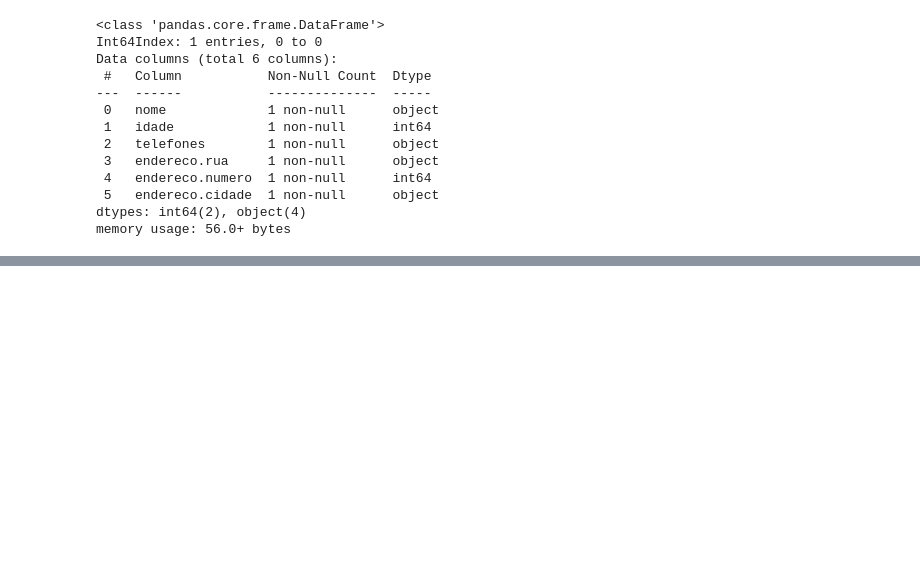
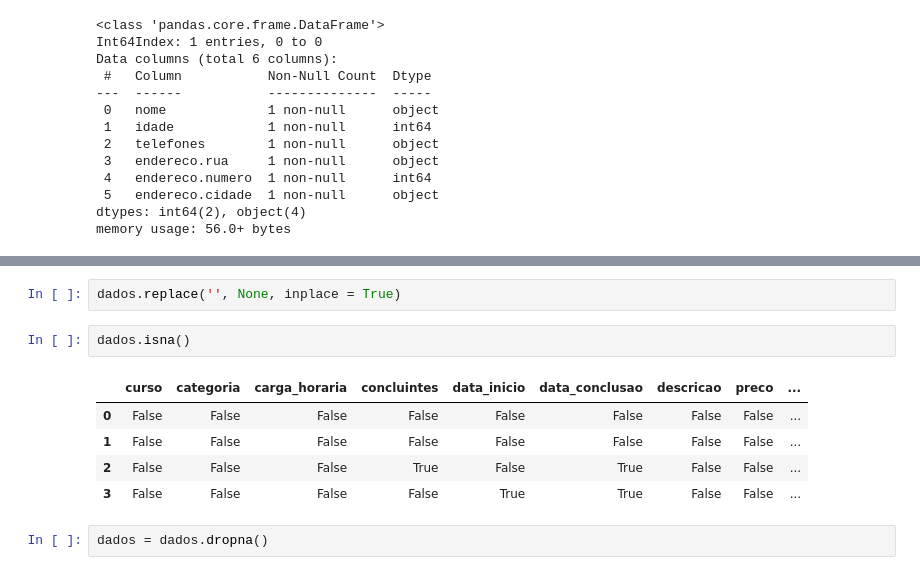
Before and after one commit to strawndri/python-ds-pandas-limpeza-tratamento-dados, a Jupyter notebook: Desafios.ipynb, the cells around one changed output, grey strips where cells are left out. Cells and saved outputs as stored; diff of their text form; blank space fills up the shorter version.

```diff
--- a/Desafios.ipynb
+++ b/Desafios.ipynb
@@ -168,0 +341,12 @@ memory usage: 56.0+ bytes
+# %%
+dados.replace('', None, inplace = True)
+# %%
+dados.isna()
+# %% [output]
+|  | curso | categoria | carga_horaria | concluintes | data_inicio | data_conclusao | descricao | preco | ... |
+| 0 | False | False | False | False | False | False | False | False | ... |
+| 1 | False | False | False | False | False | False | False | False | ... |
+| 2 | False | False | False | True | False | True | False | False | ... |
+| 3 | False | False | False | False | True | True | False | False | ... |
+# %%
+dados = dados.dropna()
```
Also changed, not shown: parts of 31 cells of this notebook.
